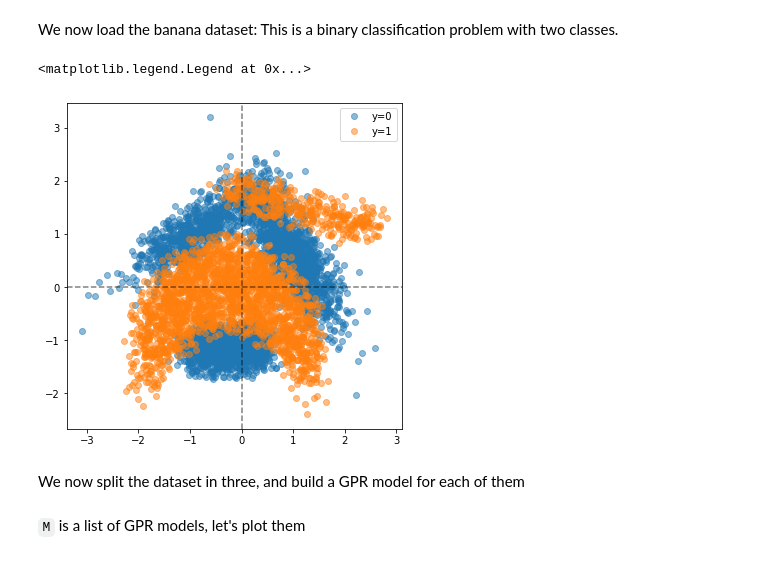
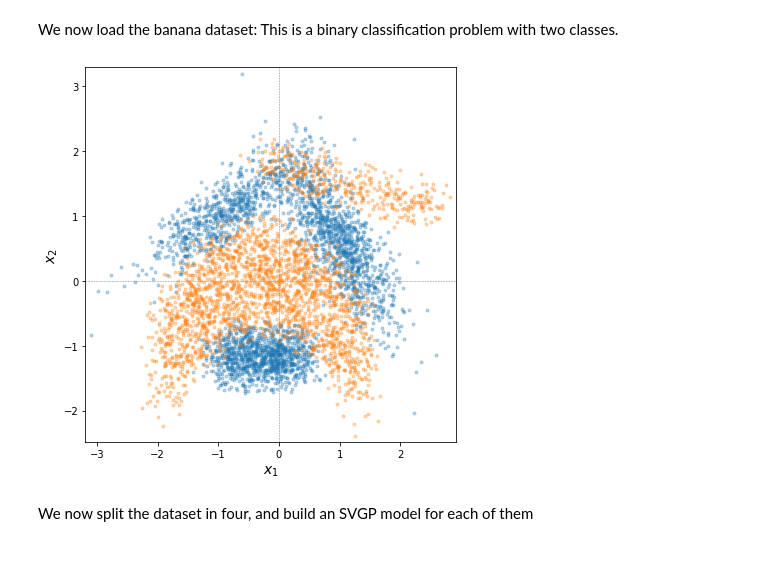
Before and after one commit to NicolasDurrande/guepard, a Jupyter notebook: notebooks/papl-svgp.ipynb, the cells around one changed output. Saved outputs shown, nothing was run; the diff lists cells and outputs as text; code cells hidden in the pictures.

Commit message:
banana notebook with nice figures

```diff
--- a/notebooks/papl-svgp.ipynb
+++ b/notebooks/papl-svgp.ipynb
@@ -24,16 +25,24 @@ We now load the banana dataset: This is a binary classification problem with two
 # %%
 data = sio.loadmat('../data/banana.mat')
 Y = data['banana_Y']
 X = data['banana_X']
+x1_lim = [np.min(X[:, 0])-0.1, np.max(X[:, 0])+0.1]
+x2_lim = [np.min(X[:, 1])-0.1, np.max(X[:, 1])+0.1]
 
 fig, ax = plt.subplots(figsize=(6, 6))
-ax.plot(X[Y[:, 0] == 0, 0], X[Y[:, 0] == 0, 1], 'o', color="C0", alpha=0.5, label="y=0")
-ax.plot(X[Y[:, 0] == 1, 0], X[Y[:, 0] == 1, 1], 'o', color="C1", alpha=0.5, label="y=1")
-ax.axhline(0, color='k', linestyle="dashed", alpha=0.5)
-ax.axvline(0, color='k', linestyle="dashed", alpha=0.5)
-ax.legend()
+ax.axhline(0, color='k', linestyle="dashed", alpha=0.5, linewidth=.5)
+ax.axvline(0, color='k', linestyle="dashed", alpha=0.5, linewidth=.5)
+ax.plot(X[Y[:, 0] == 0, 0], X[Y[:, 0] == 0, 1], 'o', color="C0", ms=3, alpha=0.3, label="$y=0$")
+ax.plot(X[Y[:, 0] == 1, 0], X[Y[:, 0] == 1, 1], 'o', color="C1", ms=3, alpha=0.3, label="$y=1$")
+ax.set_xlabel("$x_1$", fontsize=14)
+ax.set_ylabel("$x_2$", fontsize=14)
+ax.set_xlim(x1_lim)
+ax.set_ylim(x2_lim)
+#ax.legend(loc="upper left", fontsize=12)
+
+plt.tight_layout()
+plt.savefig("banana_data.pdf")
 # %% [output]
-<matplotlib.legend.Legend at 0x...>
-[figure, old version]
+[figure, new version]
 # %% [markdown]
-We now split the dataset in three, and build a GPR model for each of them
+We now split the dataset in four, and build an SVGP model for each of them
@@ -52,2 +48,0 @@ m_agg = guepard.PAPL(M)
-# %% [markdown]
-`M` is a list of GPR models, let's plot them
```
Also changed, not shown: parts of 23 cells of this notebook, 2 other files.
